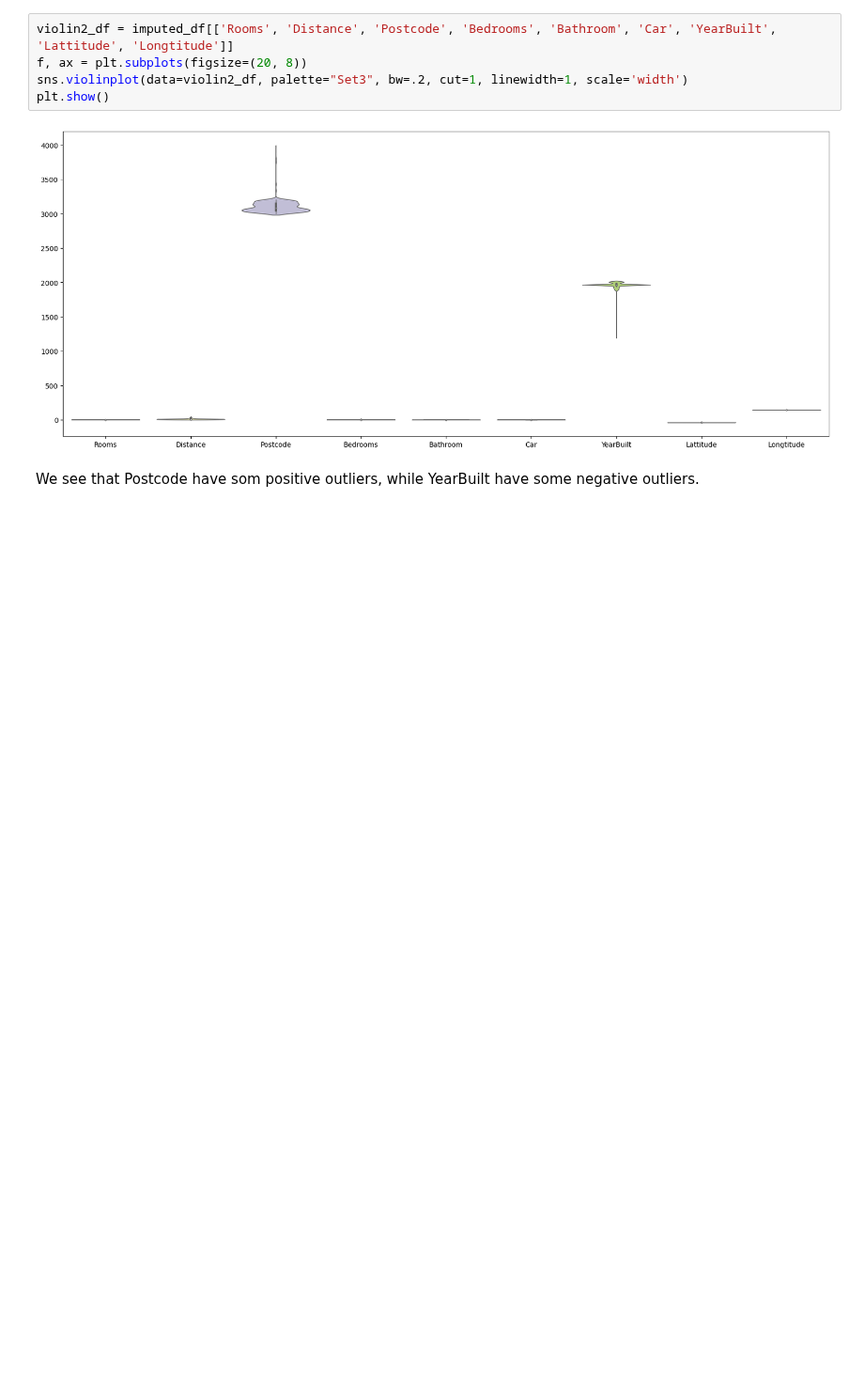
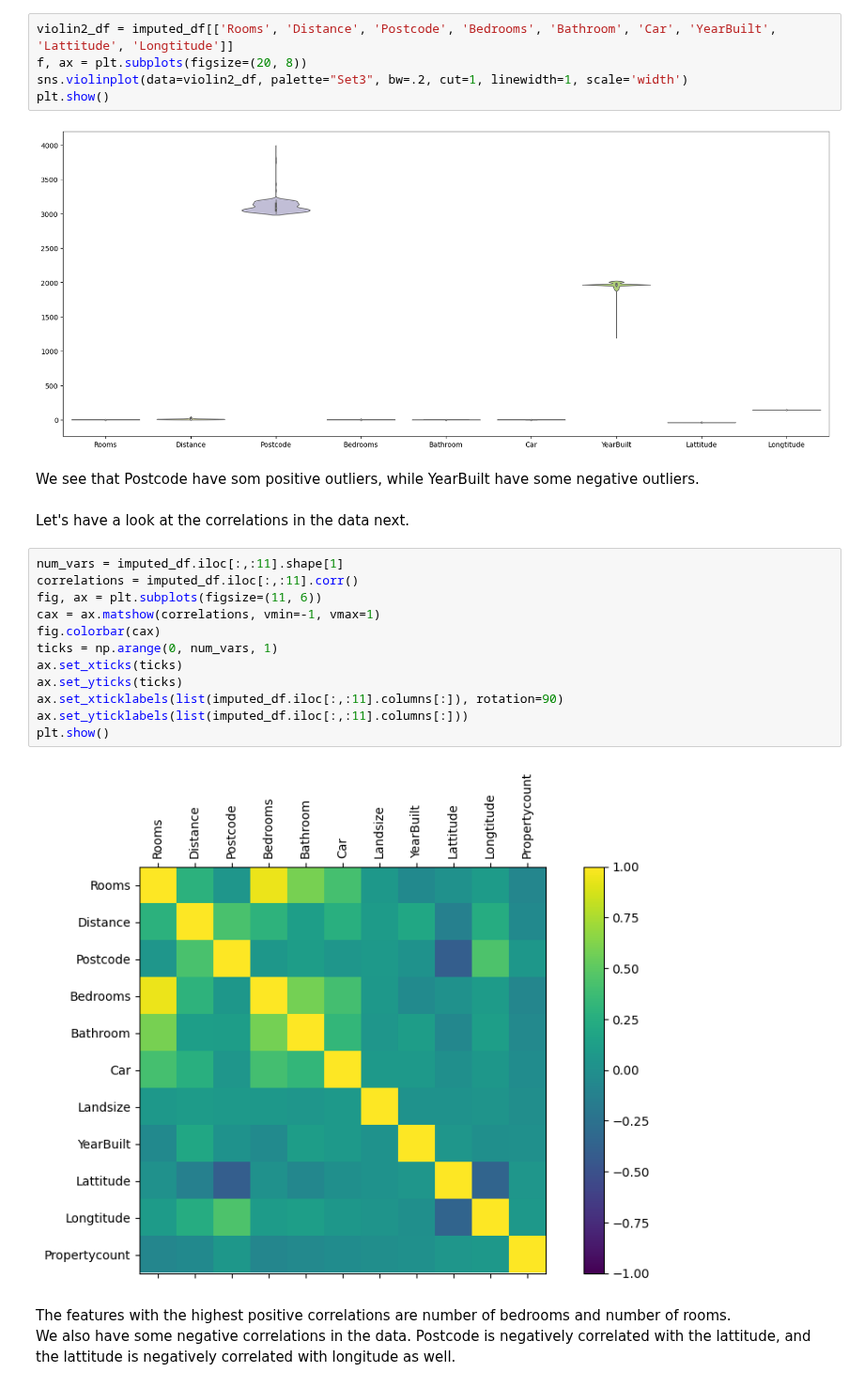
Before and after one commit to KristofferHemm/housepriceprediction, a Jupyter notebook: housepriceprediction.ipynb, the cells around one changed output. Shown at 94% size. Cells and saved outputs as stored; diff of their text form; blank space fills up the shorter version.

Commit message:
looked at correlations in the data

```diff
--- a/housepriceprediction.ipynb
+++ b/housepriceprediction.ipynb
@@ -238,3 +238,22 @@ plt.show()
 [figure]
 # %% [markdown]
 We see that Postcode have som positive outliers, while YearBuilt have some negative outliers.
+# %% [markdown]
+Let's have a look at the correlations in the data next.
+# %%
+num_vars = imputed_df.iloc[:,:11].shape[1]
+correlations = imputed_df.iloc[:,:11].corr()
+fig, ax = plt.subplots(figsize=(11, 6))
+cax = ax.matshow(correlations, vmin=-1, vmax=1)
+fig.colorbar(cax)
+ticks = np.arange(0, num_vars, 1)
+ax.set_xticks(ticks)
+ax.set_yticks(ticks)
+ax.set_xticklabels(list(imputed_df.iloc[:,:11].columns[:]), rotation=90)
+ax.set_yticklabels(list(imputed_df.iloc[:,:11].columns[:]))
+plt.show()
+# %% [output]
+[figure, added]
+# %% [markdown]
+The features with the highest positive correlations are number of bedrooms and number of rooms.
+We also have some negative correlations in the data. Postcode is negatively correlated with the lattitude, and the lattitude is negatively correlated with longitude as well.
```
